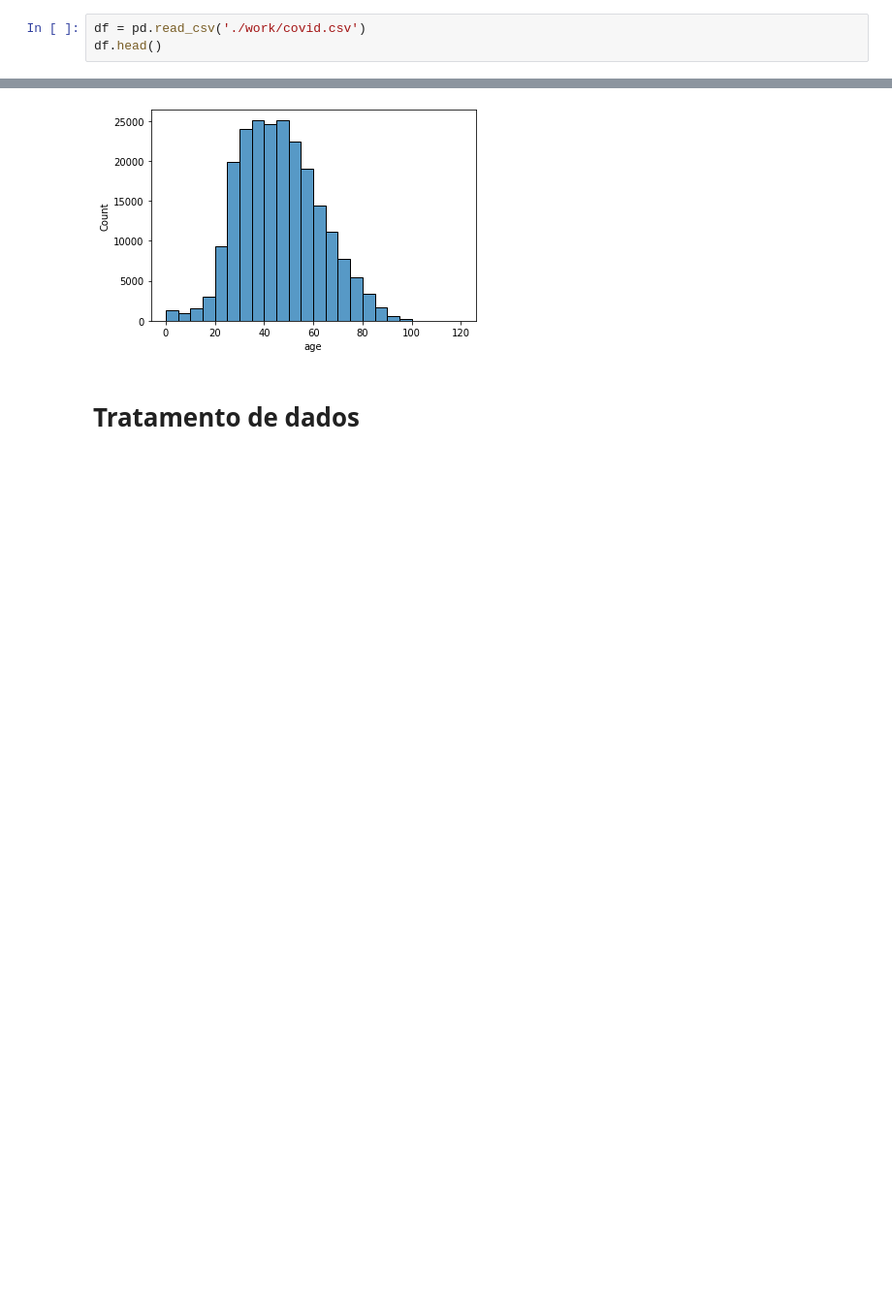
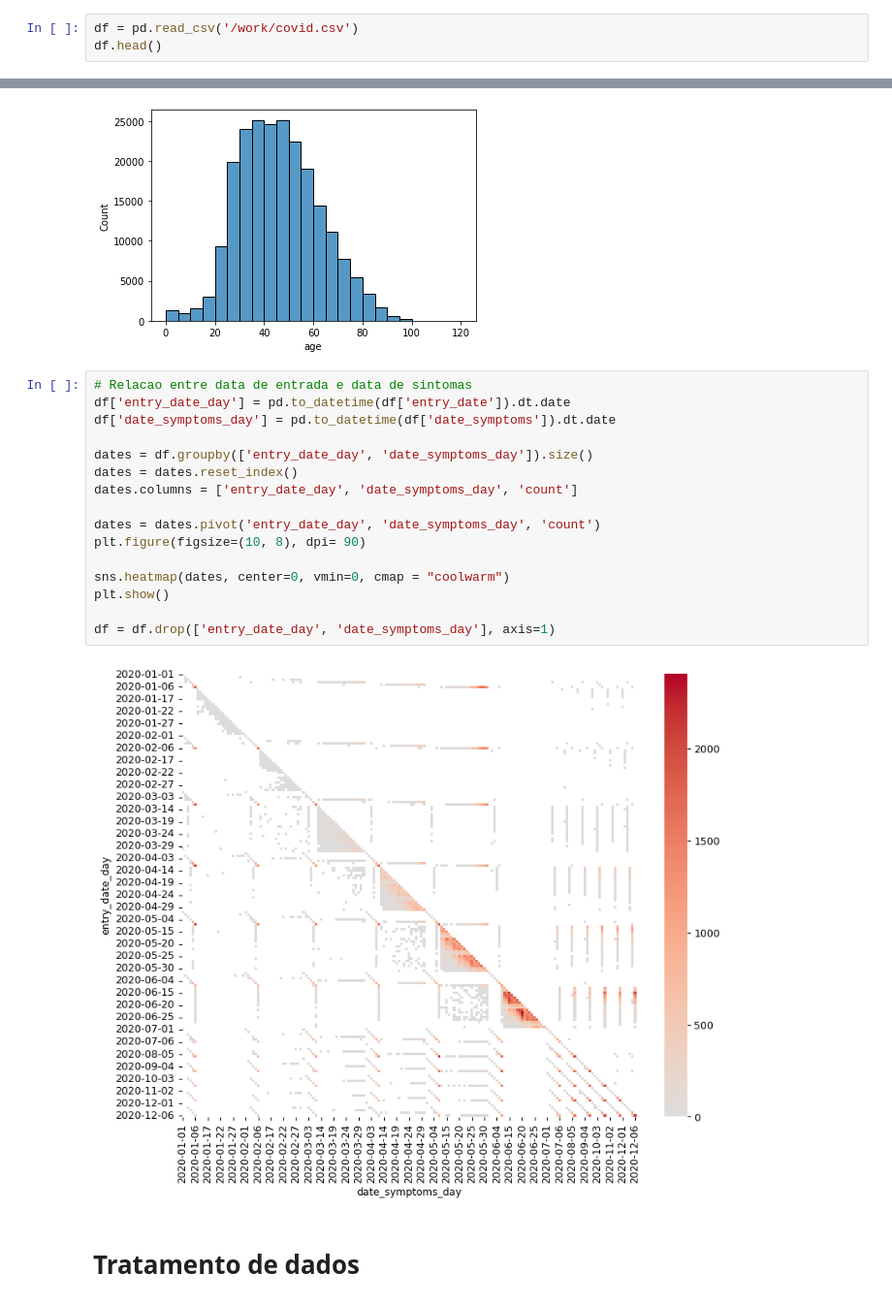
Before and after one commit to fernandakawasaki/Projeto-Base-de-Dados-COVID-19, a Jupyter notebook: notebook.ipynb, the cells around one changed output, grey strips where cells are left out. Shown at 97% size. Drawn from its saved outputs; the diff is of its cells as text; blank space fills up the shorter version.

```diff
--- a/notebook.ipynb
+++ b/notebook.ipynb
@@ -5,7 +18,7 @@ import matplotlib.pyplot as plt
 import seaborn as sns
 pd.set_option("display.max_columns", None)
 # %%
-df = pd.read_csv('./work/covid.csv')
+df = pd.read_csv('/work/covid.csv')
 df.head()
 # %% [output]
 |  | id | sex | patient_type | entry_date | date_symptoms | date_died | intubed | pneumonia | age | ... |
@@ -78,6 +91,24 @@ sns.histplot(data=df[df['covid_res'] == 1], x='age', binwidth=5)
 # %% [output]
 <AxesSubplot:xlabel='age', ylabel='Count'>
 [figure]
+# %%
+# Relacao entre data de entrada e data de sintomas
+df['entry_date_day'] = pd.to_datetime(df['entry_date']).dt.date
+df['date_symptoms_day'] = pd.to_datetime(df['date_symptoms']).dt.date
+
+dates = df.groupby(['entry_date_day', 'date_symptoms_day']).size()
+dates = dates.reset_index()
+dates.columns = ['entry_date_day', 'date_symptoms_day', 'count']
+
+dates = dates.pivot('entry_date_day', 'date_symptoms_day', 'count')
+plt.figure(figsize=(10, 8), dpi= 90)
+
+sns.heatmap(dates, center=0, vmin=0, cmap = "coolwarm")
+plt.show()
+
+df = df.drop(['entry_date_day', 'date_symptoms_day'], axis=1)
+# %% [output]
+[figure, added]
 # %% [markdown]
 # Tratamento de dados
 # %% [markdown]
```
Also changed, not shown: parts of 49 cells of this notebook, 3 other files.
